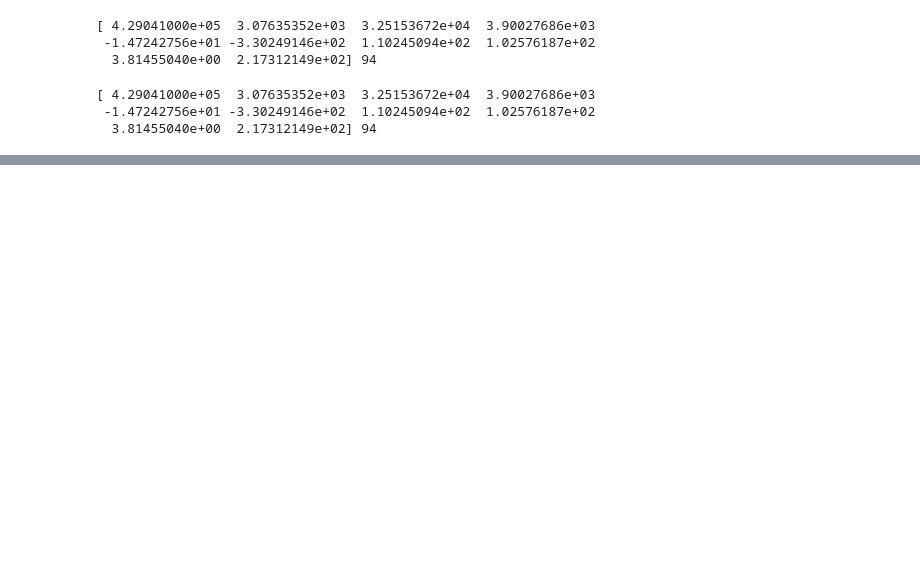
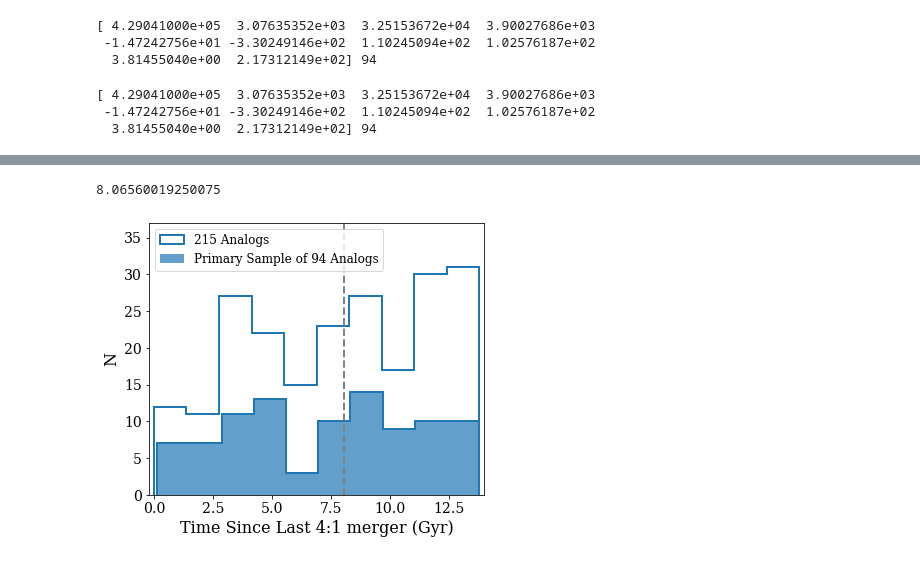
Before and after one commit to ekta1224/IllustrisAD, a Jupyter notebook: TNG_v2/plot_TNG_sample_properties_primary.ipynb, the cells around one changed output, grey strips where cells are left out. Drawn from its saved outputs; the diff is of its cells as text; code cells hidden in the pictures; blank space fills up the shorter version.

```diff
--- a/TNG_v2/plot_TNG_sample_properties_primary.ipynb
+++ b/TNG_v2/plot_TNG_sample_properties_primary.ipynb
@@ -65,14 +69,17 @@ print(len(last_maj))
 # %%
-plt.figure()
+plt.figure(figsize=(6,5))
 plt.hist(last_maj, bins=10, histtype='step', lw=2, label='215 Analogs')
 plt.hist(last_maj[mask], bins=10, histtype='step',color='C0', lw=2)
 plt.hist(last_maj[mask], bins=10, alpha=0.7, color='C0',lw=2, label='Primary Sample of 94 Analogs')
 plt.xlabel('Time Since Last 4:1 merger (Gyr)')
 plt.ylabel('N')
 plt.legend(loc='upper left')
 print(np.median(last_maj))
 plt.axvline(x=np.median(last_maj), ls='--', color='gray')
 plt.xlim(-0.2,14.)
 plt.ylim(0,37)
 plt.savefig('last_maj_merger_time.png')
+# %% [output]
+8.06560019250075
+[figure, added]
 # %%
```
Also changed, not shown: parts of 4 cells of this notebook.
